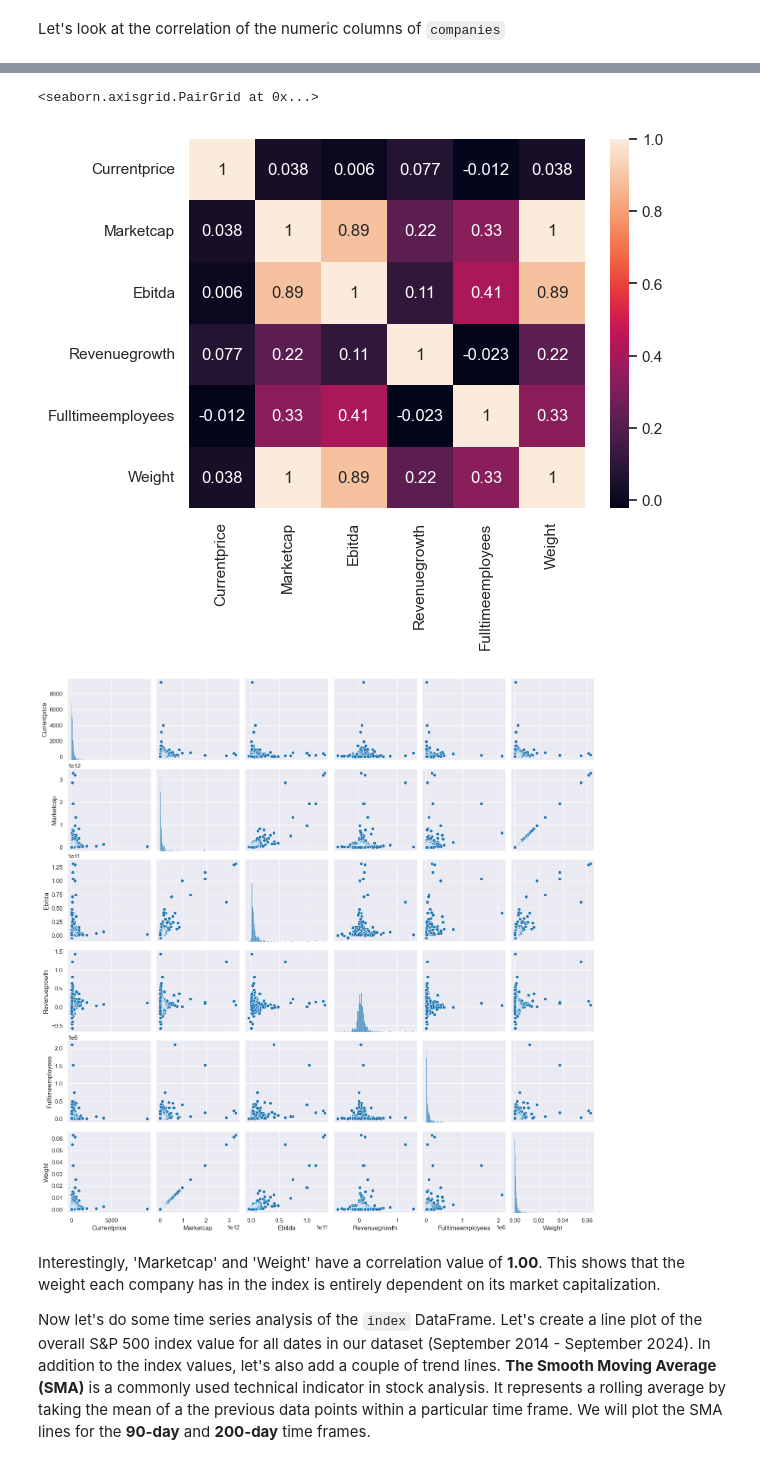
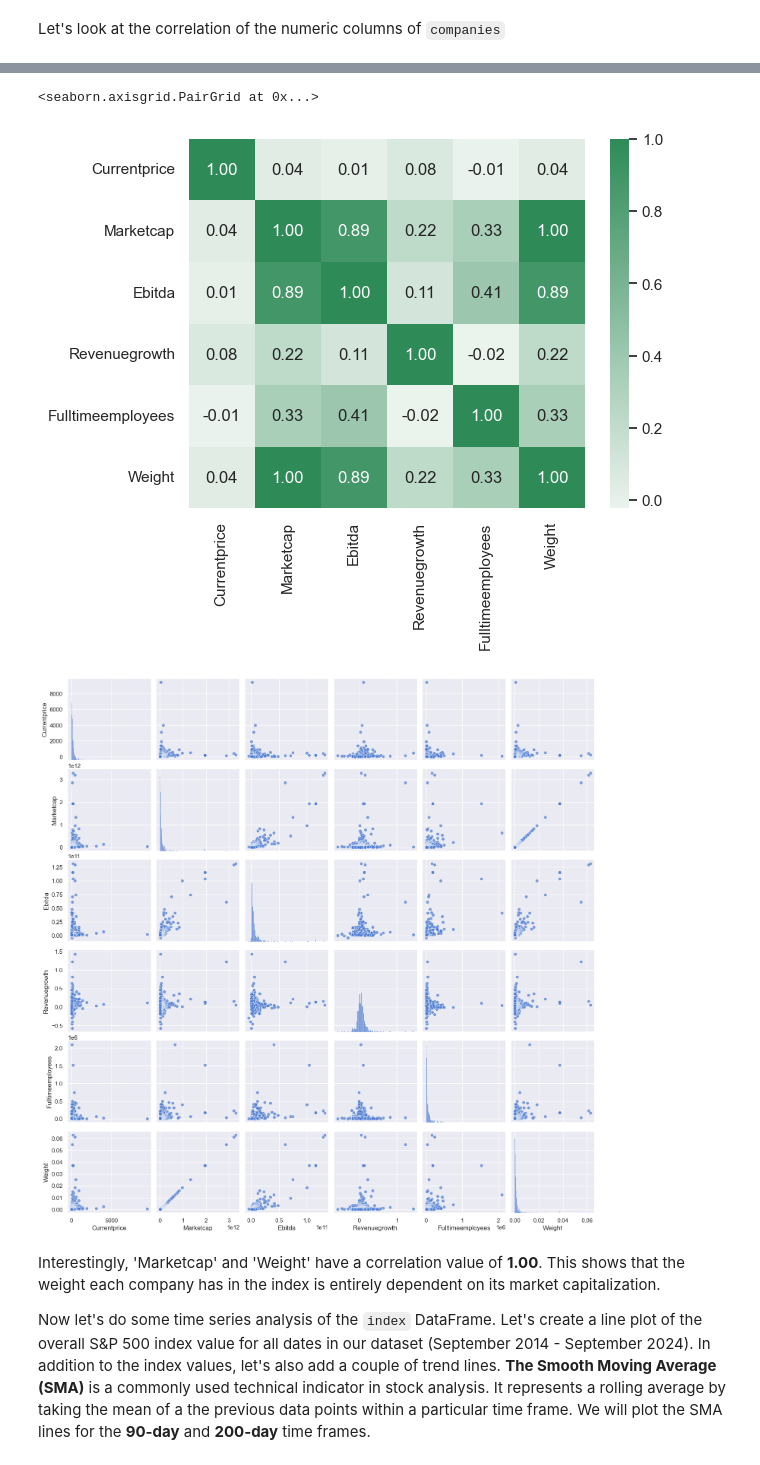
Before and after one commit to iluvcoding123/sp500_analysis, a Jupyter notebook: sp500_analysis.ipynb, the cells around one changed output, grey strips where cells are left out. Saved outputs shown, nothing was run; the diff lists cells and outputs as text; code cells hidden in the pictures.

Commit message:
Plot customizations

```diff
--- a/sp500_analysis.ipynb
+++ b/sp500_analysis.ipynb
@@ -164,6 +164,8 @@ import seaborn as sns
 # Set plot style and context
 sns.set_style('darkgrid')
 sns.set_context('notebook')
+sns.set_palette('muted')
+
 
 # Count plot for 'Sector' in companies
 # Order by counts descending and print
@@ -233,33 +235,33 @@ Let's look at the correlation of the numeric columns of `companies`
 # %%
 # Create and print a correlation matrix of the numeric fields from companies
 numeric_comp = companies.select_dtypes(include=[np.number])
 correlation_matrix = numeric_comp.corr()
 print(correlation_matrix)
 
 # Plot a heatmap to visualize the correlations
-sns.heatmap(numeric_comp.corr(), annot=True)
+sns.heatmap(numeric_comp.corr(), annot=True, cmap=sns.light_palette("seagreen", as_cmap=True), fmt='.2f')
 
 # Create a pairplot to visualize pairwise relationships with scatterplots
-sns.pairplot(data=numeric_comp)
+sns.pairplot(data=numeric_comp, plot_kws={'alpha': 0.7})
 # %% [output]
                    Currentprice  Marketcap    Ebitda  Revenuegrowth  \
 Currentprice           1.000000   0.038139  0.005995       0.077088
 Marketcap              0.038139   1.000000  0.888015       0.221785
 Ebitda                 0.005995   0.888015  1.000000       0.111671
 Revenuegrowth          0.077088   0.221785  0.111671       1.000000
 Fulltimeemployees     -0.012309   0.329199  0.405145      -0.022538
 Weight                 0.038139   1.000000  0.888015       0.221785
 
                    Fulltimeemployees    Weight
 Currentprice               -0.012309  0.038139
 Marketcap                   0.329199  1.000000
 Ebitda                      0.405145  0.888015
 Revenuegrowth              -0.022538  0.221785
 Fulltimeemployees           1.000000  0.329199
 Weight                      0.329199  1.000000
 <seaborn.axisgrid.PairGrid at 0x...>
-[figure, old version]
+[figure, new version]
-[figure, old version]
+[figure, new version]
 # %% [markdown]
 Interestingly, 'Marketcap' and 'Weight' have a correlation value of **1.00**. This shows that the weight each company has in the index is entirely dependent on its market capitalization.
 
```
Also changed, not shown: parts of 2 cells of this notebook.
